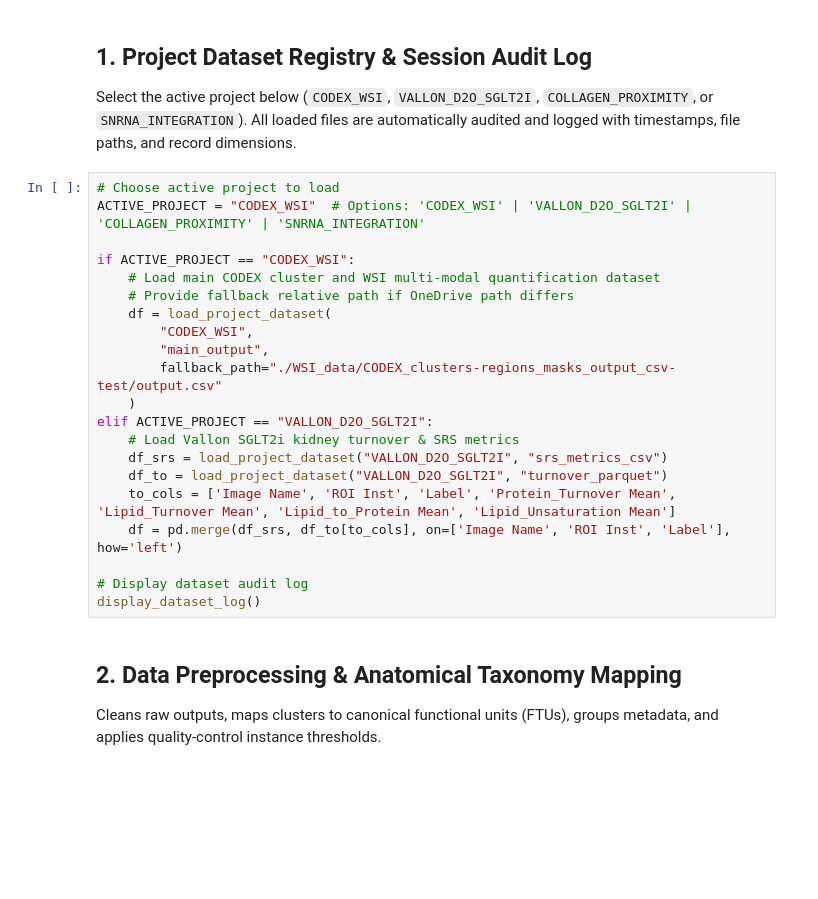
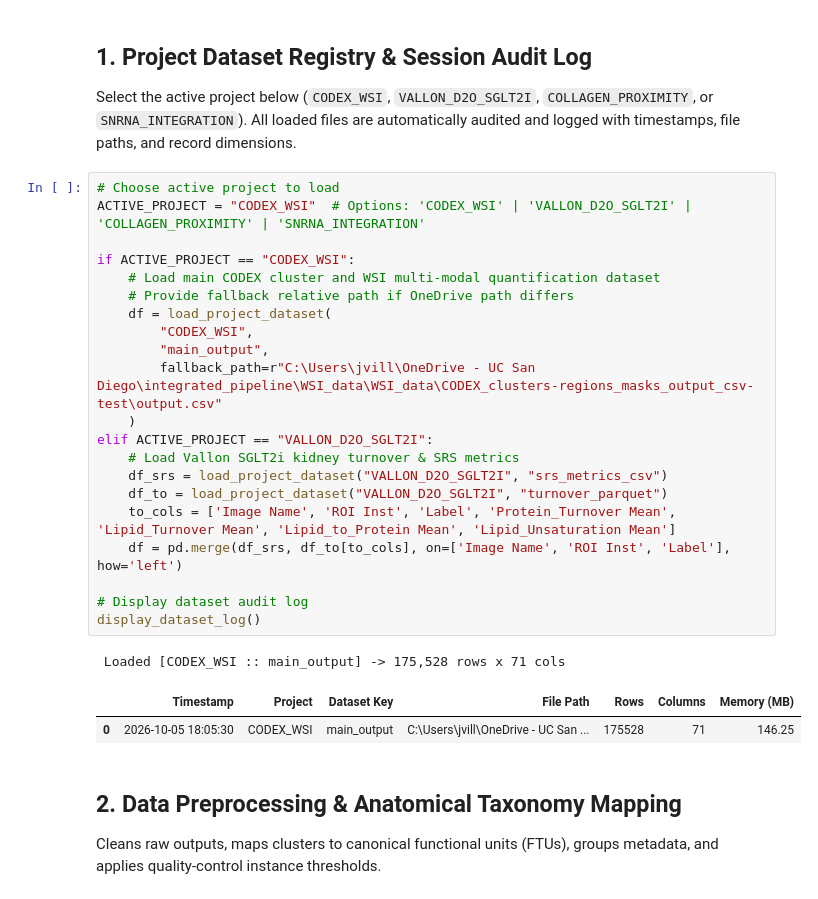
Before and after one commit to jvillazon/hsi_machine_learning, a Jupyter notebook: sk_classifier/integrated_pipeline.ipynb, the cells around one changed output. Cells and saved outputs as stored; diff of their text form; blank space fills up the shorter version.

```diff
--- a/sk_classifier/integrated_pipeline.ipynb
+++ b/sk_classifier/integrated_pipeline.ipynb
@@ -64,24 +71,28 @@ All loaded files are automatically audited and logged with timestamps, file path
 # %%
 # Choose active project to load
 ACTIVE_PROJECT = "CODEX_WSI"  # Options: 'CODEX_WSI' | 'VALLON_D2O_SGLT2I' | 'COLLAGEN_PROXIMITY' | 'SNRNA_INTEGRATION'
 
 if ACTIVE_PROJECT == "CODEX_WSI":
     # Load main CODEX cluster and WSI multi-modal quantification dataset
     # Provide fallback relative path if OneDrive path differs
     df = load_project_dataset(
         "CODEX_WSI",
         "main_output",
-        fallback_path="./WSI_data/CODEX_clusters-regions_masks_output_csv-test/output.csv"
+        fallback_path=r"C:\Users\jvill\OneDrive - UC San Diego\integrated_pipeline\WSI_data\WSI_data\CODEX_clusters-regions_masks_output_csv-test\output.csv"
     )
 elif ACTIVE_PROJECT == "VALLON_D2O_SGLT2I":
     # Load Vallon SGLT2i kidney turnover & SRS metrics
     df_srs = load_project_dataset("VALLON_D2O_SGLT2I", "srs_metrics_csv")
     df_to = load_project_dataset("VALLON_D2O_SGLT2I", "turnover_parquet")
     to_cols = ['Image Name', 'ROI Inst', 'Label', 'Protein_Turnover Mean', 'Lipid_Turnover Mean', 'Lipid_to_Protein Mean', 'Lipid_Unsaturation Mean']
     df = pd.merge(df_srs, df_to[to_cols], on=['Image Name', 'ROI Inst', 'Label'], how='left')
 
 # Display dataset audit log
 display_dataset_log()
+# %% [output]
+ Loaded [CODEX_WSI :: main_output] -> 175,528 rows x 71 cols
+|  | Timestamp | Project | Dataset Key | File Path | Rows | Columns | Memory (MB) |
+| 0 | 2026-10-05 18:05:30 | CODEX_WSI | main_output | C:\Users\jvill\OneDrive - UC San ... | 175528 | 71 | 146.25 |
 # %% [markdown]
 ## 2. Data Preprocessing & Anatomical Taxonomy Mapping
 Cleans raw outputs, maps clusters to canonical functional units (FTUs), groups metadata, and applies quality-control instance thresholds.
```
Also changed, not shown: parts of 29 cells of this notebook, 6 other files.
